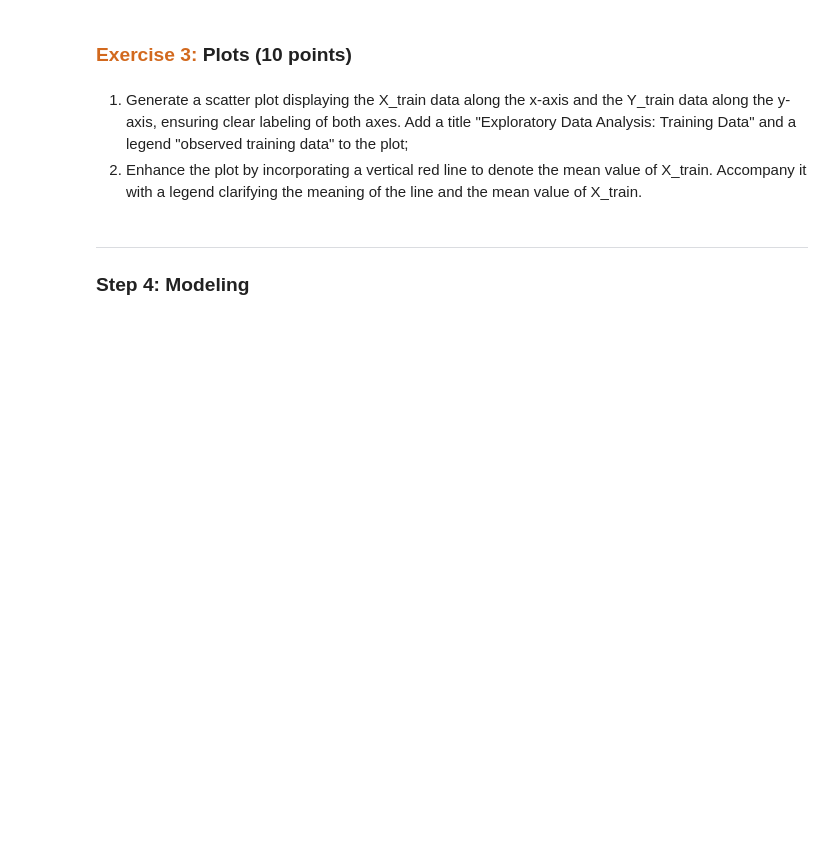
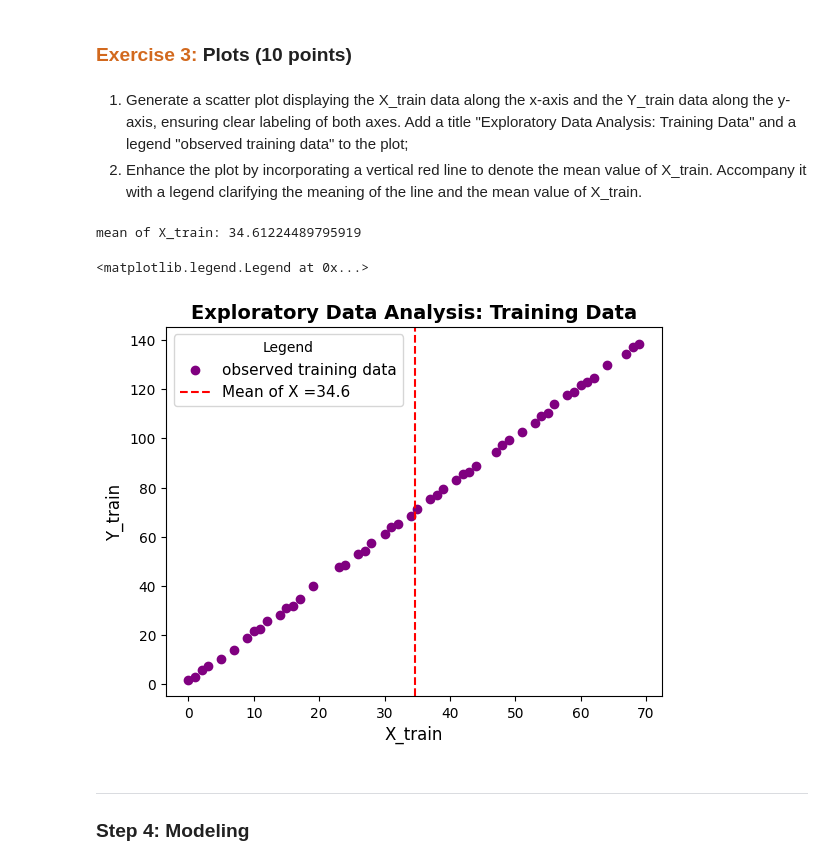
Before and after one commit to dabingougou/207, a Jupyter notebook: module_2/w207_assignment_1_week2.ipynb, the cells around one changed output. Drawn from its saved outputs; the diff is of its cells as text; code cells hidden in the pictures; blank space fills up the shorter version.

```diff
--- a/module_2/w207_assignment_1_week2.ipynb
+++ b/module_2/w207_assignment_1_week2.ipynb
@@ -73,0 +99,21 @@ Using the <span style="color:chocolate">train_test_split()</span> method availab
+# %%
+# YOUR CODE HERE
+
+# Split data
+X_train, X_test, Y_train, Y_test = train_test_split(
+    X, Y,
+    test_size=0.3,
+    random_state=1234
+)
+
+# Print out shapes
+print("Shape of X_train:", X_train.shape)
+print(50*"*")
+
+print("Shape of X_test:", X_test.shape)
+print(50*"*")
+
+print("Shape of Y_train:", Y_train.shape)
+print(50*"*")
+
+print("Shape of Y_test:", Y_test.shape)
@@ -91,3 +143,29 @@ This understanding is fundamental for making informed decisions regarding:
+# %%
+# YOUR CODE HERE
+
+X_mean = np.mean(X_train)
+print("mean of X_train:", X_mean)
+
+fig, ax = plt.subplots()
+ax.scatter(X_train, Y_train,
+           color='purple',
+           label="Observed training data")
+
+ax.axvline(x=X_mean, color='red', linestyle='--', label=f'Mean of X ={X_mean:.1f}')
+
+ax.set_title('Exploratory Data Analysis: Training Data',
+             fontsize=14,
+             fontweight='bold')
+ax.set_xlabel('X_train', fontsize=12)
+ax.set_ylabel('Y_train', fontsize=12, rotation=90)
+ax.legend(title="Legend",
+          loc="upper left",
+          fontsize=11)
+#plt.scatter(X_train, Y_train)
+# %% [output]
+mean of X_train: 34.61224489795919
+<matplotlib.legend.Legend at 0x...>
+[figure, added]
 # %% [markdown]
 ---
 ### Step 4: Modeling
```
Also changed, not shown: parts of 7 cells of this notebook.
